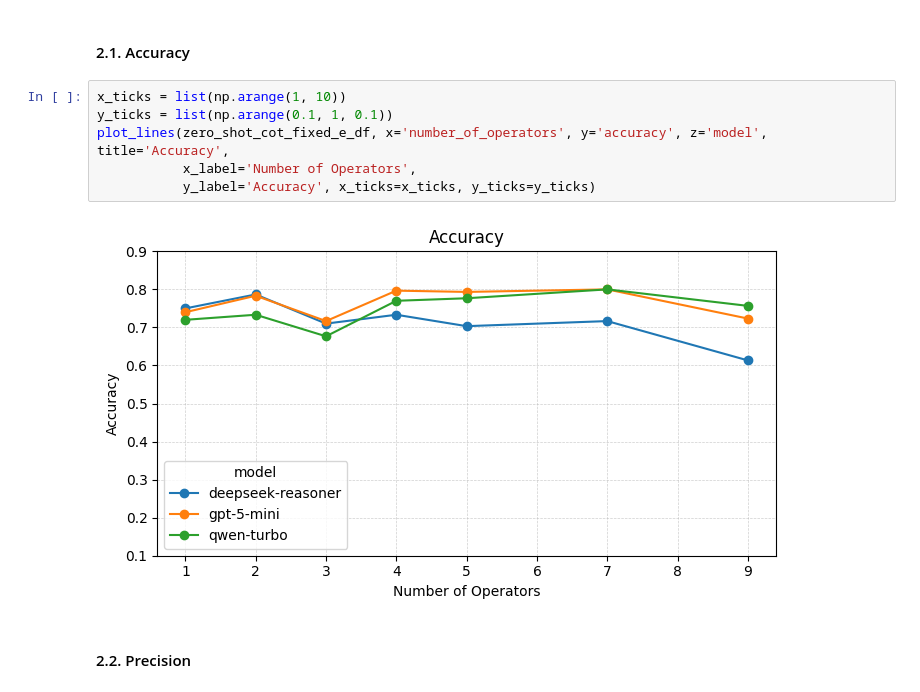
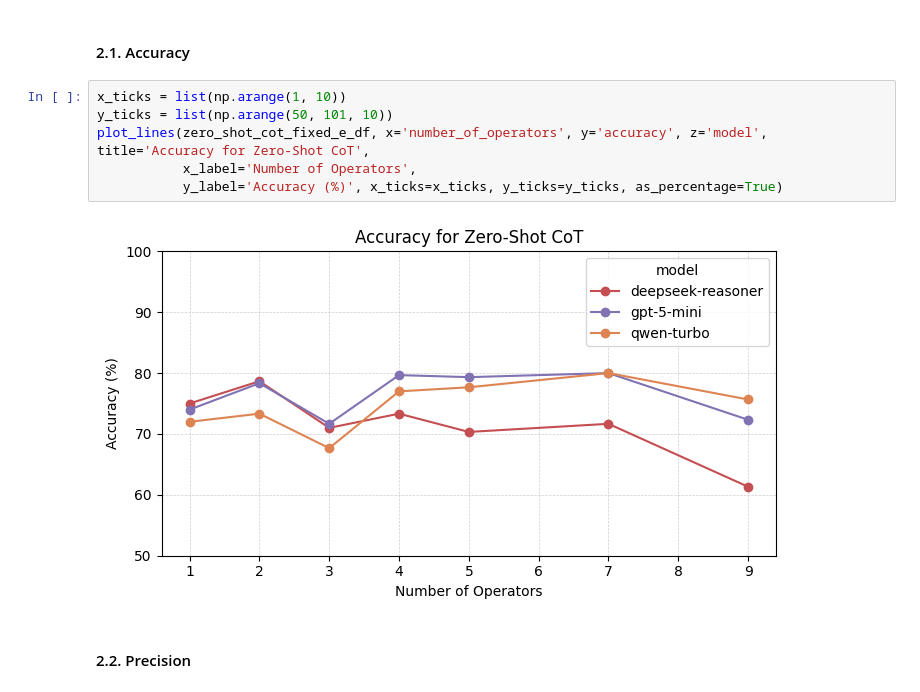
Before and after one commit to RutaTang/LTLBench, a Jupyter notebook: analysis.ipynb, the cells around one changed output. Cells and saved outputs as stored; diff of their text form.

```diff
--- a/analysis.ipynb
+++ b/analysis.ipynb
@@ -447,12 +445,12 @@ zero_shot_cot_fixed_e_df
 #### 2.1. Accuracy
 # %%
 x_ticks = list(np.arange(1, 10))
-y_ticks = list(np.arange(0.1, 1, 0.1))
-plot_lines(zero_shot_cot_fixed_e_df, x='number_of_operators', y='accuracy', z='model', title='Accuracy',
+y_ticks = list(np.arange(50, 101, 10))
+plot_lines(zero_shot_cot_fixed_e_df, x='number_of_operators', y='accuracy', z='model', title='Accuracy for Zero-Shot CoT',
            x_label='Number of Operators',
-           y_label='Accuracy', x_ticks=x_ticks, y_ticks=y_ticks)
+           y_label='Accuracy (%)', x_ticks=x_ticks, y_ticks=y_ticks, as_percentage=True)
 # %% [output]
-[figure, old version]
+[figure, new version]
 # %% [markdown]
 #### 2.2. Precision
 # %%
```
Also changed, not shown: parts of 66 cells of this notebook, 5 other files.
